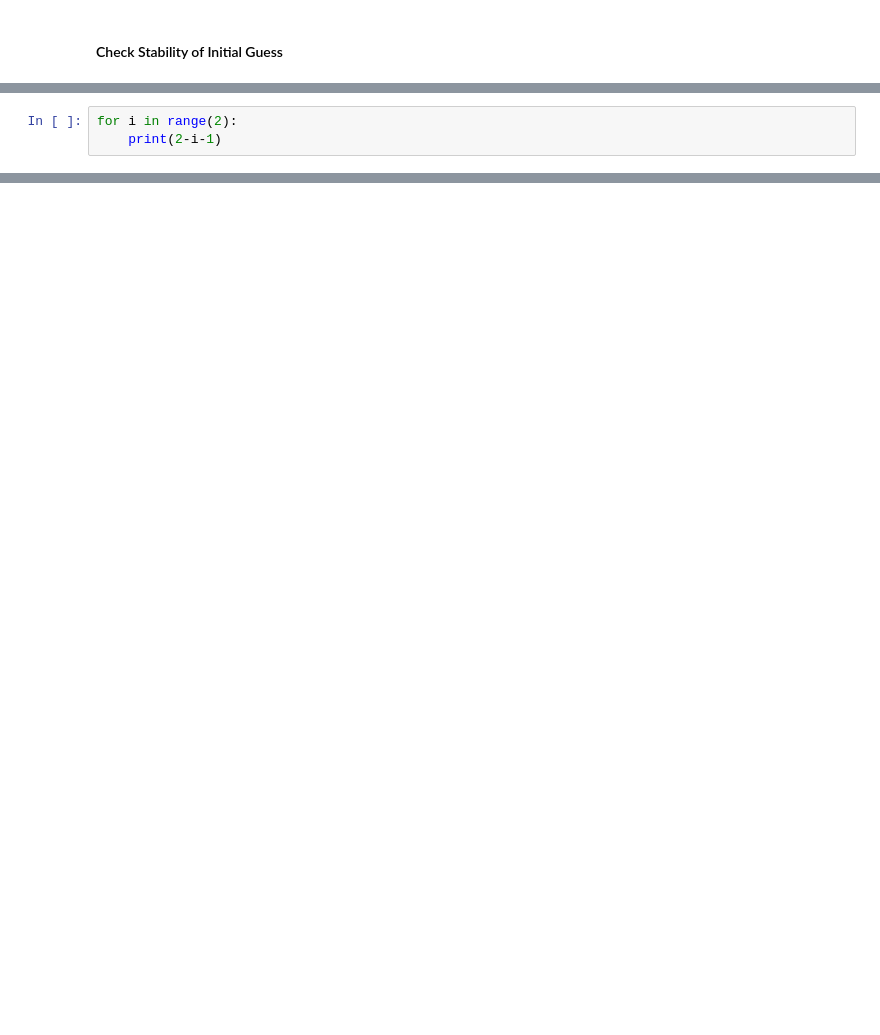
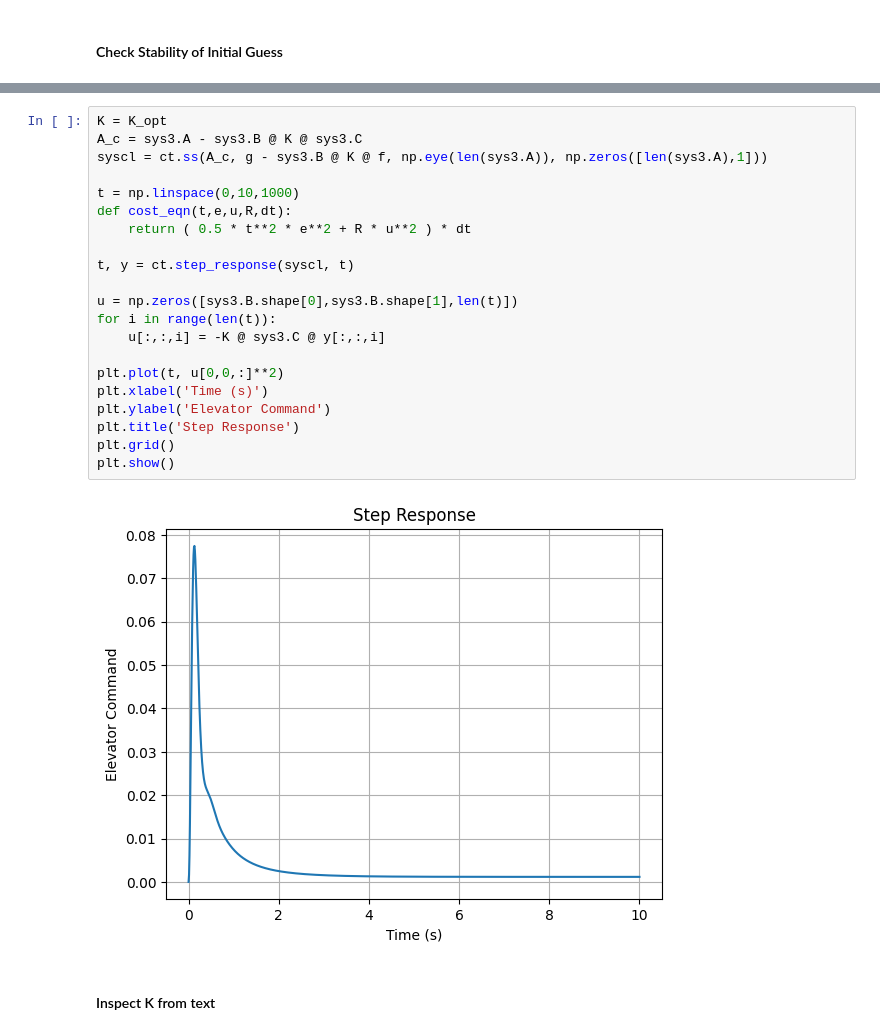
Before and after one commit to jeheneghan/StevensAndLewis, a Jupyter notebook: scripts/examples/LQPitchRateCas.ipynb, the cells around one changed output, grey strips where cells are left out. Saved outputs shown, nothing was run; the diff lists cells and outputs as text; blank space fills up the shorter version.

```diff
--- a/scripts/examples/LQPitchRateCas.ipynb
+++ b/scripts/examples/LQPitchRateCas.ipynb
@@ -241,3 +134,0 @@ P_cand[n-1]
-# %%
-for i in range(2):
-    print(2-i-1)
@@ -264,0 +178,25 @@ Error:
+# %%
+K = K_opt
+A_c = sys3.A - sys3.B @ K @ sys3.C
+syscl = ct.ss(A_c, g - sys3.B @ K @ f, np.eye(len(sys3.A)), np.zeros([len(sys3.A),1]))
+
+t = np.linspace(0,10,1000)
+def cost_eqn(t,e,u,R,dt):
+    return ( 0.5 * t**2 * e**2 + R * u**2 ) * dt
+
+t, y = ct.step_response(syscl, t)
+
+u = np.zeros([sys3.B.shape[0],sys3.B.shape[1],len(t)])
+for i in range(len(t)):
+    u[:,:,i] = -K @ sys3.C @ y[:,:,i]
+
+plt.plot(t, u[0,0,:]**2)
+plt.xlabel('Time (s)')
+plt.ylabel('Elevator Command')
+plt.title('Step Response')
+plt.grid()
+plt.show()
+# %% [output]
+[figure, added]
+# %% [markdown]
+#### Inspect K from text
```
Also changed, not shown: parts of 15 cells of this notebook, 1 other file.
